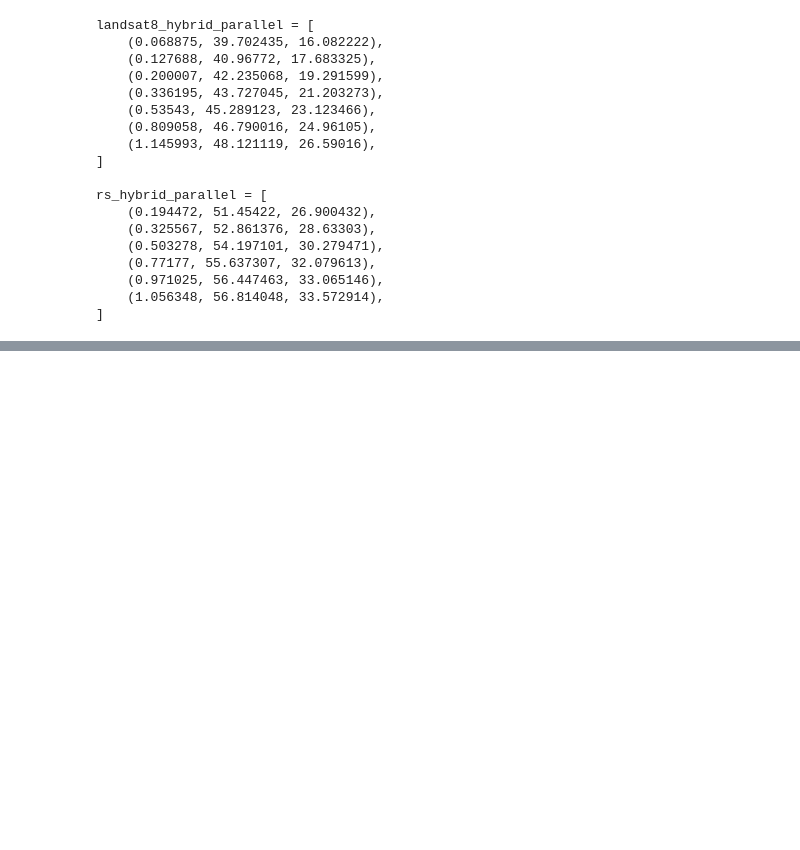
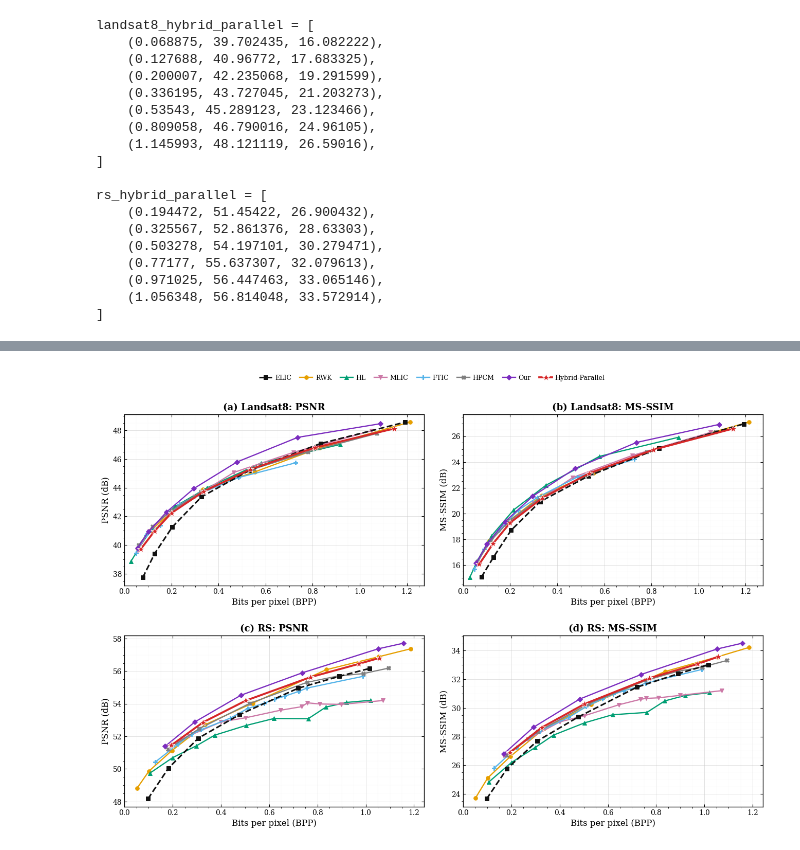
Before and after one commit to HZH7318/MambaTLIC-Hybrid-Parallel, a Jupyter notebook: 并行优化/results/notebooks/landsat8_rs_latest_plots.ipynb, the cells around one changed output, grey strips where cells are left out. Drawn from its saved outputs; the diff is of its cells as text; code cells hidden in the pictures; blank space fills up the shorter version.

Commit message:
Improve RD figures and add ELIC-referenced BD-Rate

```diff
--- a/并行优化/results/notebooks/landsat8_rs_latest_plots.ipynb
+++ b/并行优化/results/notebooks/landsat8_rs_latest_plots.ipynb
@@ -46,0 +68,4 @@ plot_dataset(data, 'rs', 'RS', show=True)
+# %%
+plot_publication_grid(data, show=True)
+# %% [output]
+[figure, added]
```
Also changed, not shown: parts of 2 cells of this notebook, 9 other files.
